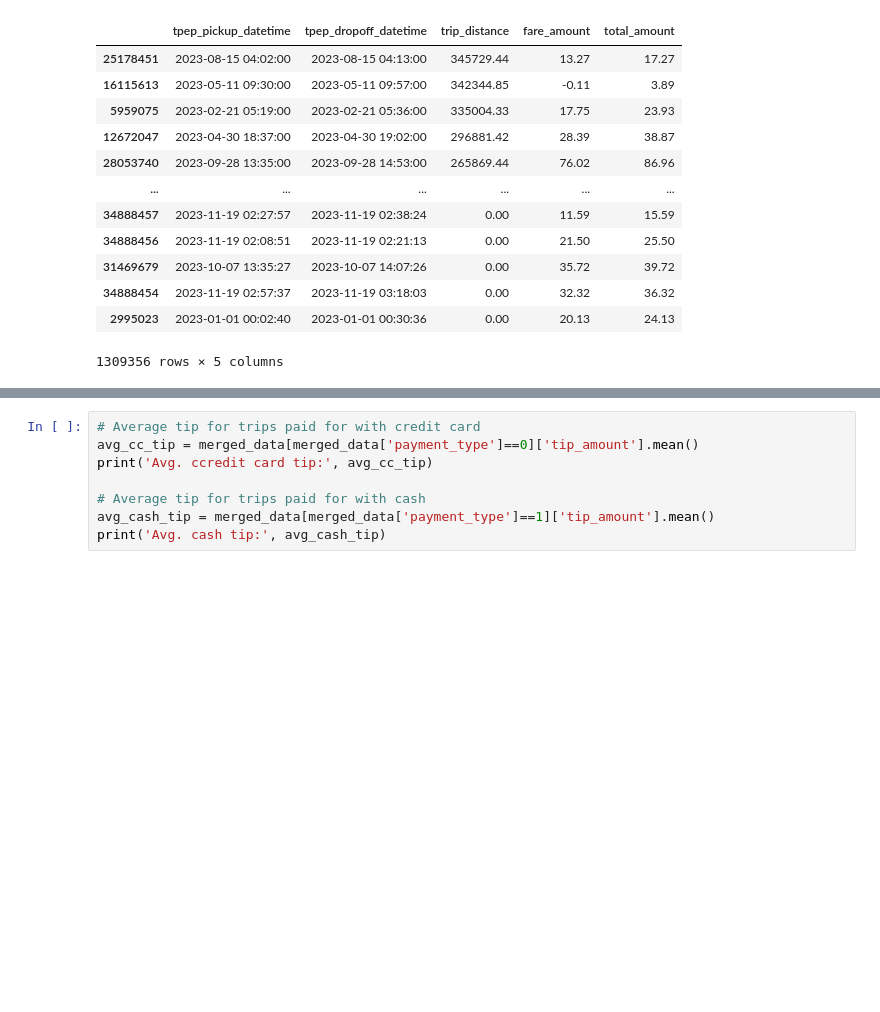
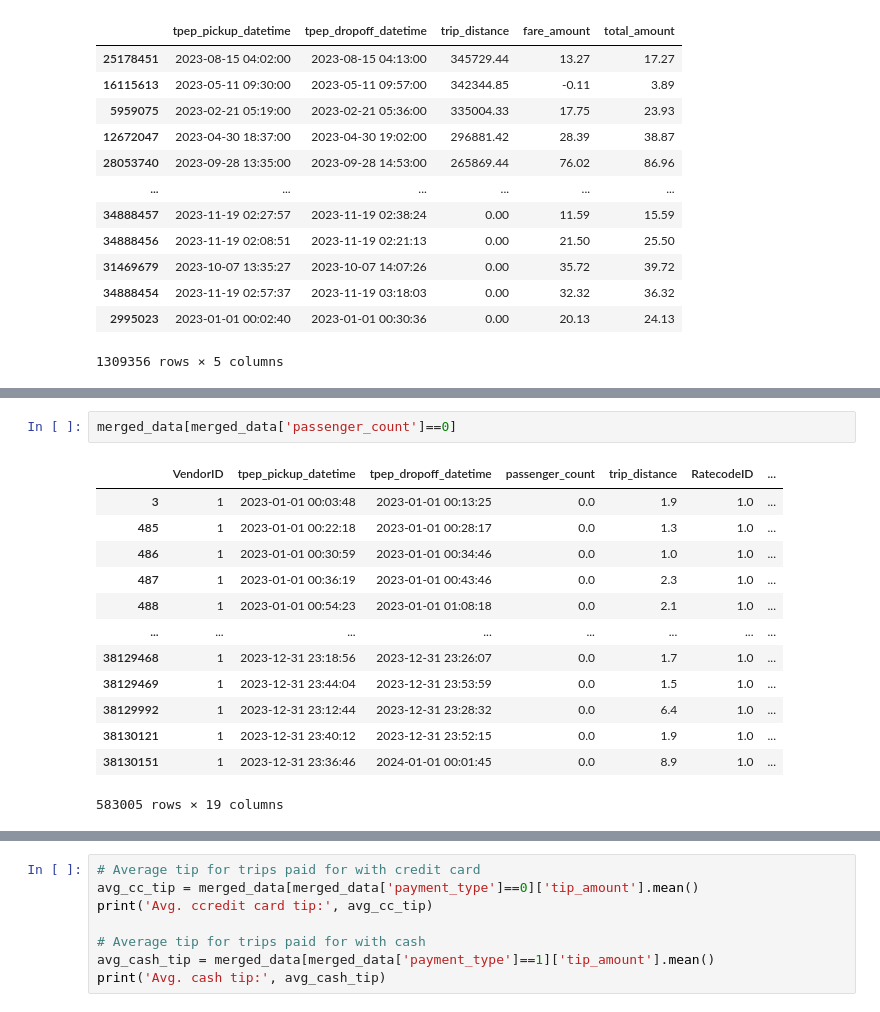
Before and after one commit to YuliaVK/Data-Analytics, a Jupyter notebook: NYC_taxi/notebooks/EDA.ipynb, the cells around one changed output, grey strips where cells are left out. Cells and saved outputs as stored; diff of their text form; blank space fills up the shorter version.

```diff
--- a/NYC_taxi/notebooks/EDA.ipynb
+++ b/NYC_taxi/notebooks/EDA.ipynb
@@ -257,0 +326,16 @@ merged_data[merged_data['payment_type']==0]\
+# %%
+merged_data[merged_data['passenger_count']==0]
+# %% [output]
+|  | VendorID | tpep_pickup_datetime | tpep_dropoff_datetime | passenger_count | trip_distance | RatecodeID | ... |
+| 3 | 1 | 2023-01-01 00:03:48 | 2023-01-01 00:13:25 | 0.0 | 1.9 | 1.0 | ... |
+| 485 | 1 | 2023-01-01 00:22:18 | 2023-01-01 00:28:17 | 0.0 | 1.3 | 1.0 | ... |
+| 486 | 1 | 2023-01-01 00:30:59 | 2023-01-01 00:34:46 | 0.0 | 1.0 | 1.0 | ... |
+| 487 | 1 | 2023-01-01 00:36:19 | 2023-01-01 00:43:46 | 0.0 | 2.3 | 1.0 | ... |
+| 488 | 1 | 2023-01-01 00:54:23 | 2023-01-01 01:08:18 | 0.0 | 2.1 | 1.0 | ... |
+| ... | ... | ... | ... | ... | ... | ... | ... |
+| 38129468 | 1 | 2023-12-31 23:18:56 | 2023-12-31 23:26:07 | 0.0 | 1.7 | 1.0 | ... |
+| 38129469 | 1 | 2023-12-31 23:44:04 | 2023-12-31 23:53:59 | 0.0 | 1.5 | 1.0 | ... |
+| 38129992 | 1 | 2023-12-31 23:12:44 | 2023-12-31 23:28:32 | 0.0 | 6.4 | 1.0 | ... |
+| 38130121 | 1 | 2023-12-31 23:40:12 | 2023-12-31 23:52:15 | 0.0 | 1.9 | 1.0 | ... |
+| 38130151 | 1 | 2023-12-31 23:36:46 | 2024-01-01 00:01:45 | 0.0 | 8.9 | 1.0 | ... |
+583005 rows × 19 columns
```
Also changed, not shown: parts of 16 cells of this notebook.
